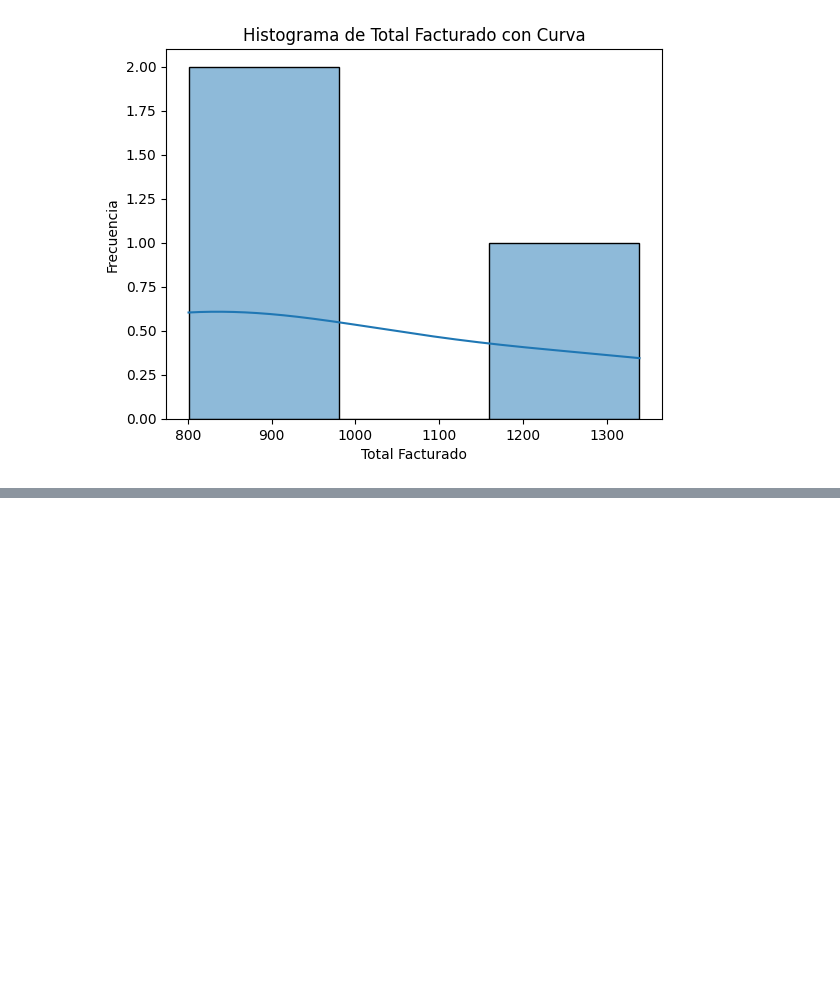
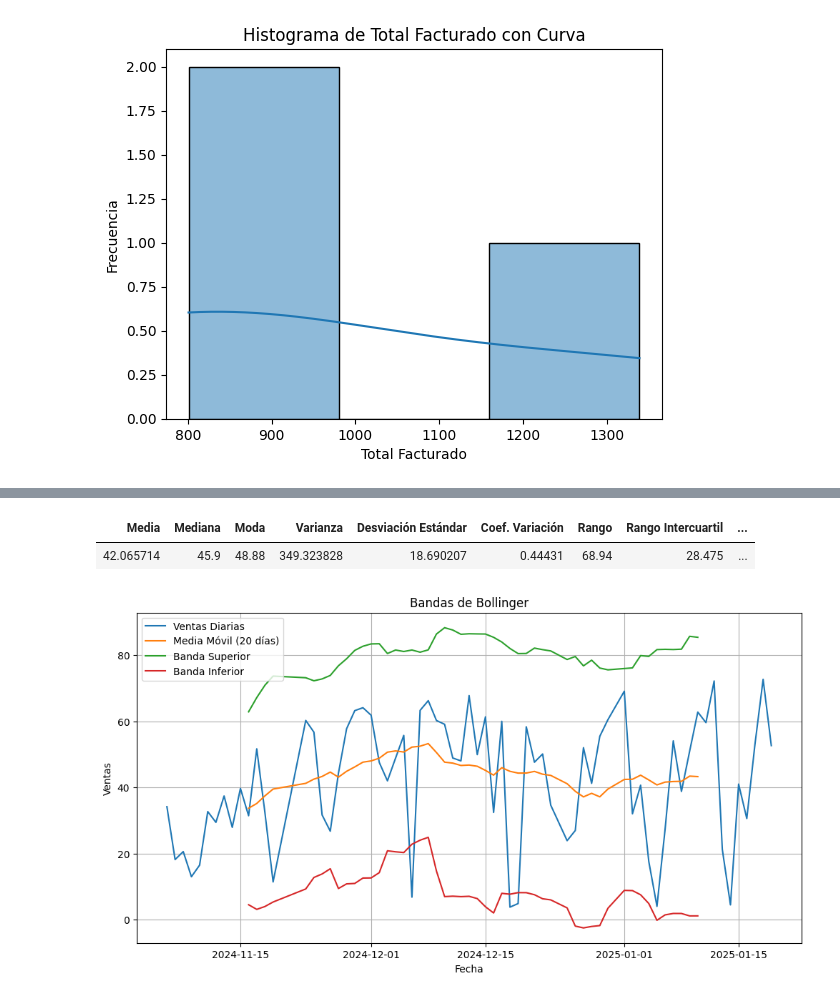
Before and after one commit to jhonDataScience/Financiero, a Jupyter notebook: Analisis_Excel.ipynb, the cells around one changed output, grey strips where cells are left out. Saved outputs shown, nothing was run; the diff lists cells and outputs as text; code cells hidden in the pictures; blank space fills up the shorter version.

Commit message:
Estadística pura sobre datos de ventas de un Raider en un plazo de 3 meses

```diff
--- a/Analisis_Excel.ipynb
+++ b/Analisis_Excel.ipynb
@@ -107,0 +165,50 @@ plt.show()
+# %%
+# ... (Your existing code to calculate statistical measures) ...
+
+# Crear un DataFrame con los resultados
+resumen_estadistico = pd.DataFrame({
+    "Media": [media],
+    "Mediana": [mediana],
+    "Moda": [moda],
+    "Varianza": [varianza],
+    "Desviación Estándar": [desviacion_estandar],
+    "Coef. Variación": [coeficiente_variacion],
+    "Rango": [rango],
+    "Rango Intercuartil": [rango_intercuartil],
+    "Percentil 90": [percentil_90]
+})
+
+# Mostrar el resumen en una tabla con formato HTML
+display(HTML(resumen_estadistico.to_html(index=False)))
+# %% [output]
+| Media | Mediana | Moda | Varianza | Desviación Estándar | Coef. Variación | Rango | Rango Intercuartil | ... |
+| 42.065714 | 45.9 | 48.88 | 349.323828 | 18.690207 | 0.44431 | 68.94 | 28.475 | ... |
+# %%
+# Asumiendo que 'ventas_por_dia' contiene las ventas diarias
+# (como se calculó en tu código anterior)
+
+# Calcular la media móvil (ventana de 20 días, por ejemplo)
+media_movil = ventas_por_dia.rolling(window=20, center=True).mean()
+
+# Calcular la desviación estándar móvil (ventana de 20 días)
+desviacion_estandar = ventas_por_dia.rolling(window=20, center=True).std()
+
+# Calcular las bandas superior e inferior (2 desviaciones estándar)
+banda_superior = media_movil + 2 * desviacion_estandar
+banda_inferior = media_movil - 2 * desviacion_estandar
+
+# Crear el gráfico
+plt.figure(figsize=(12, 6))
+plt.plot(ventas_por_dia.index, ventas_por_dia, label='Ventas Diarias')
+plt.plot(media_movil.index, media_movil, label='Media Móvil (20 días)')
+plt.plot(banda_superior.index, banda_superior, label='Banda Superior')
+plt.plot(banda_inferior.index, banda_inferior, label='Banda Inferior')
+
+plt.xlabel('Fecha')
+plt.ylabel('Ventas')
+plt.title('Bandas de Bollinger')
+plt.legend()
+plt.grid(True)
+plt.show()
+# %% [output]
+[figure, added]
```
Also changed, not shown: parts of 4 cells of this notebook.
